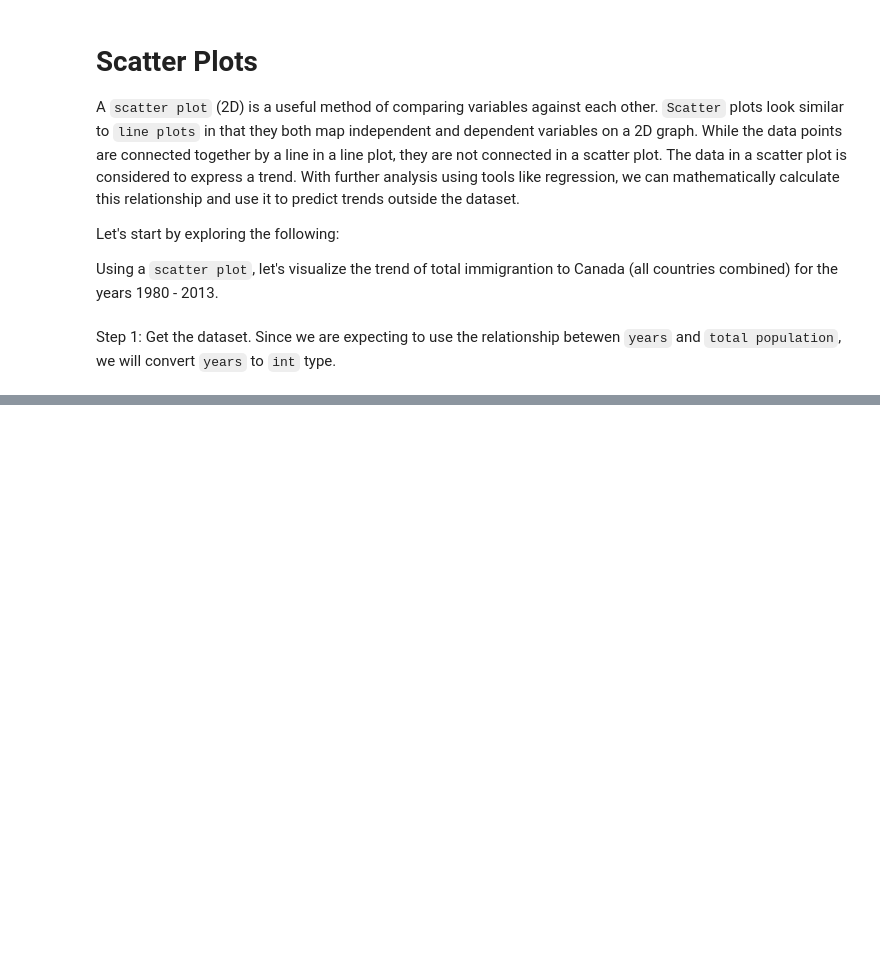
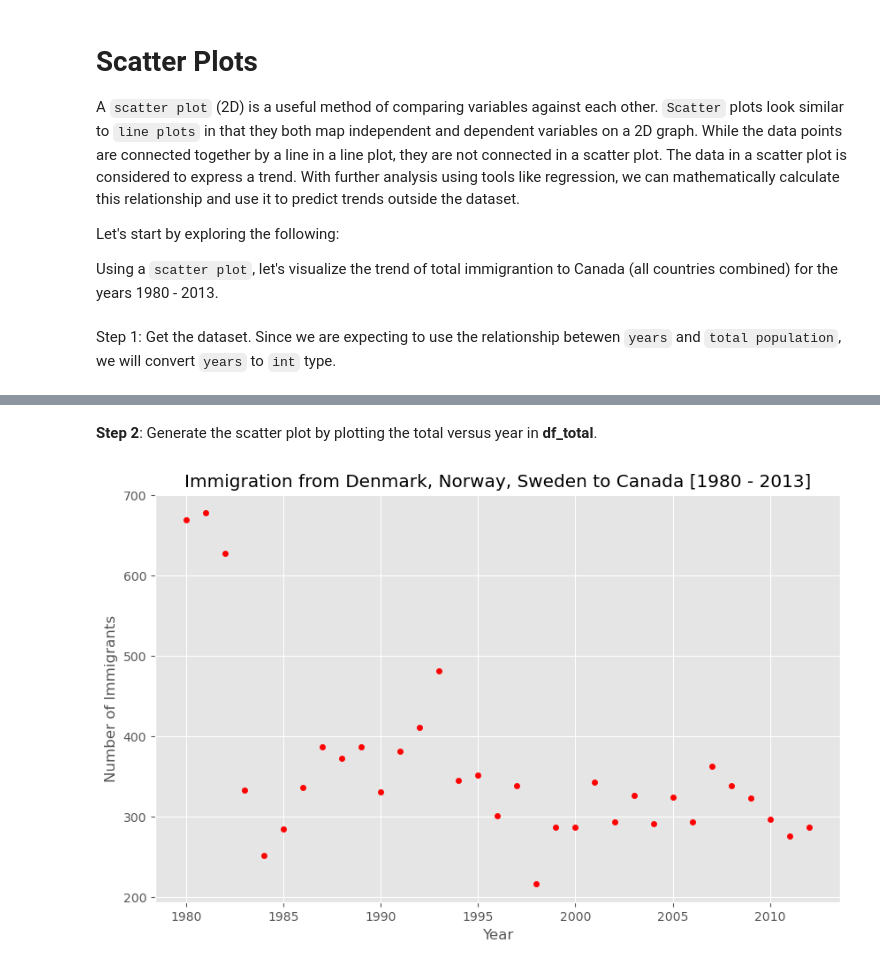
Before and after one commit to DUY2602/IBM-Data-Science, a Jupyter notebook: 8. Data Visualization with Python/Basic & Specialized Visualization tools/pie_chart_box_scatter_bubble_plot.ipynb, the cells around one changed output, grey strips where cells are left out. Saved outputs shown, nothing was run; the diff lists cells and outputs as text; code cells hidden in the pictures; blank space fills up the shorter version.

```diff
--- a/8. Data Visualization with Python/Basic & Specialized Visualization tools/pie_chart_box_scatter_bubble_plot.ipynb
+++ b/8. Data Visualization with Python/Basic & Specialized Visualization tools/pie_chart_box_scatter_bubble_plot.ipynb
@@ -479,0 +566,18 @@ df_tot.index = map(int, df_tot.index)
+# %%
+# Create df_countries dataframe
+df_countries = df.loc[['Denmark', 'Norway', 'Sweden'], years].transpose()
+
+# Create df_total for summing accross 3 countries
+df_total = pd.DataFrame(df_countries.sum(axis=1))
+
+# Reset index inplace
+df_total.reset_index(inplace=True)
+
+# Rename columns
+df_total.columns = ['year', 'total']
+
+# Change column year from string to int to create scatter plot
+df_total['year'] = df_total['year'].astype(int)
+
+# View the dataframe
+df_total.head()
@@ -479,0 +591,14 @@ df_tot.index = map(int, df_tot.index)
+# %% [markdown]
+**Step 2**: Generate the scatter plot by plotting the total versus year in **df_total**.
+# %%
+# Generate scatter plot
+
+df_total.plot(kind='scatter', x='year', y='total', figsize=(10, 6), color='red')
+
+plt.title('Immigration from Denmark, Norway, Sweden to Canada [1980 - 2013]')
+plt.xlabel('Year')
+plt.ylabel('Number of Immigrants')
+
+plt.show()
+# %% [output]
+[figure, added]
```
Also changed, not shown: parts of 23 cells of this notebook.
